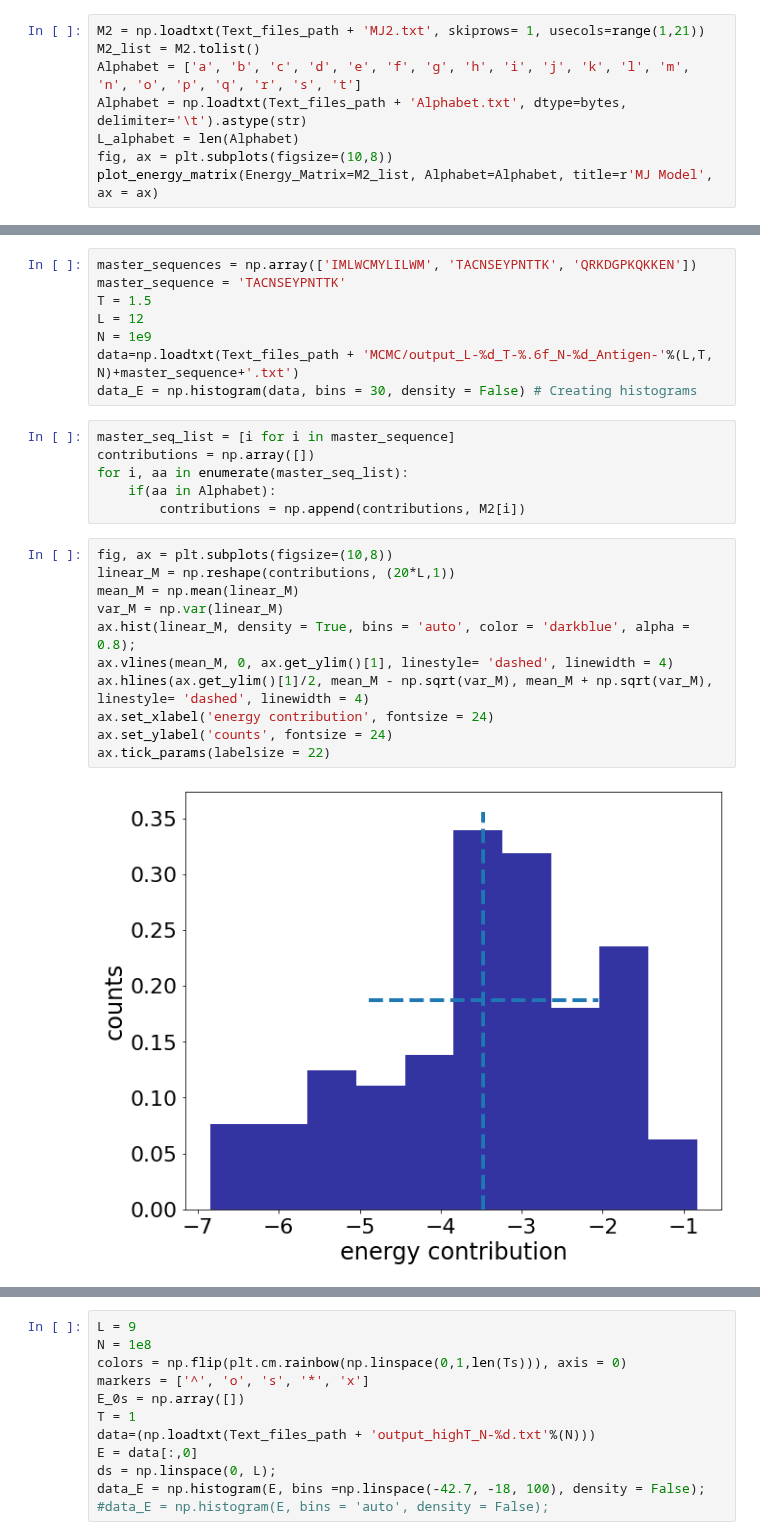
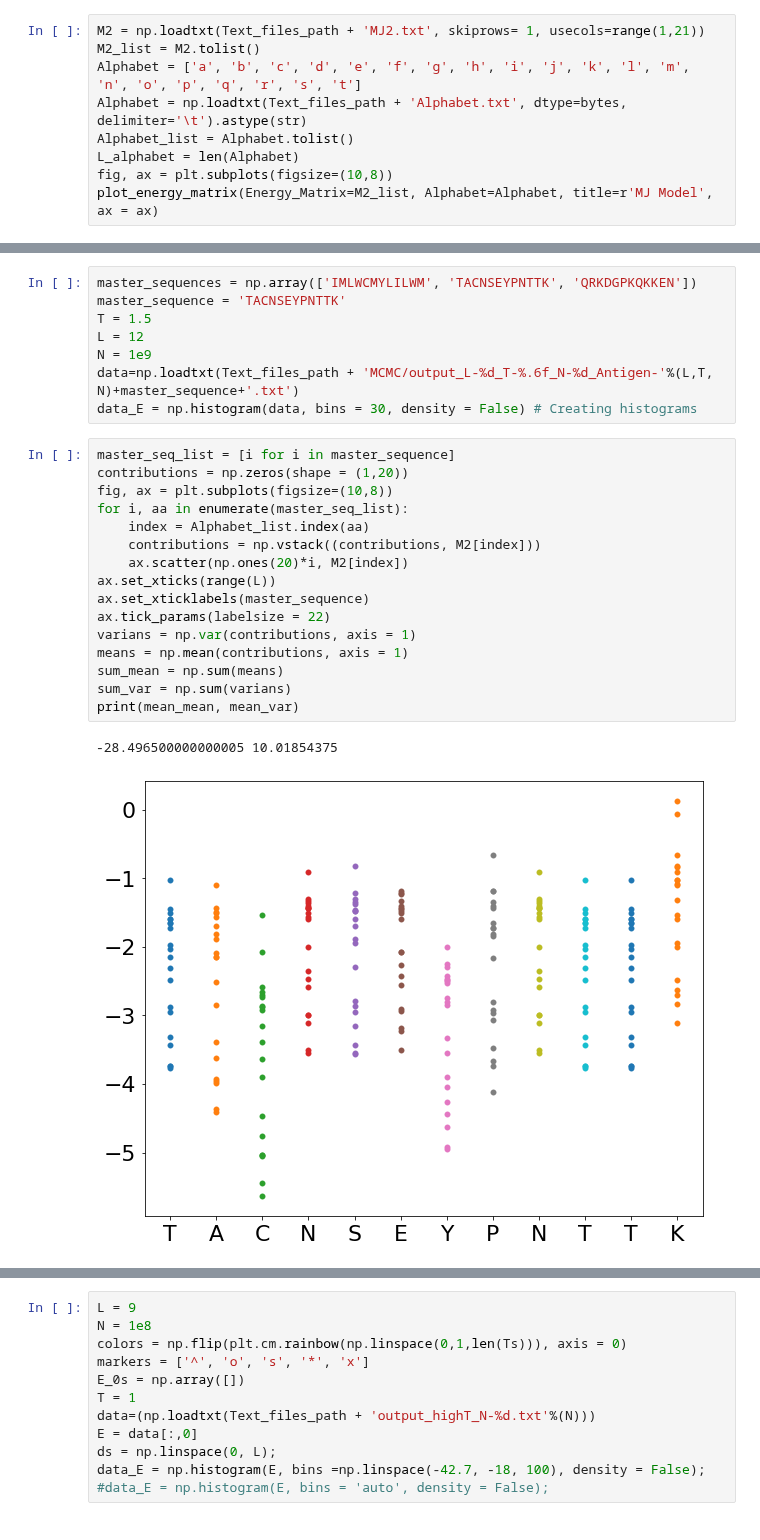
Before and after one commit to betoto008/Affinity_maturation, a Jupyter notebook: Jupyter_Notebooks/0_Shape_Space.ipynb, the cells around one changed output, grey strips where cells are left out. Drawn from its saved outputs; the diff is of its cells as text.

```diff
--- a/Jupyter_Notebooks/0_Shape_Space.ipynb
+++ b/Jupyter_Notebooks/0_Shape_Space.ipynb
@@ -38,6 +38,7 @@ M2 = np.loadtxt(Text_files_path + 'MJ2.txt', skiprows= 1, usecols=range(1,21))
 M2_list = M2.tolist()
 Alphabet = ['a', 'b', 'c', 'd', 'e', 'f', 'g', 'h', 'i', 'j', 'k', 'l', 'm', 'n', 'o', 'p', 'q', 'r', 's', 't']
 Alphabet = np.loadtxt(Text_files_path + 'Alphabet.txt', dtype=bytes, delimiter='\t').astype(str)
+Alphabet_list = Alphabet.tolist()
 L_alphabet = len(Alphabet)
 fig, ax = plt.subplots(figsize=(10,8))
 plot_energy_matrix(Energy_Matrix=M2_list, Alphabet=Alphabet, title=r'MJ Model', ax = ax)
@@ -239,25 +242,25 @@ L = 12
 N = 1e9
 data=np.loadtxt(Text_files_path + 'MCMC/output_L-%d_T-%.6f_N-%d_Antigen-'%(L,T, N)+master_sequence+'.txt')
 data_E = np.histogram(data, bins = 30, density = False) # Creating histograms
-# %%
-master_seq_list = [i for i in master_sequence]
-contributions = np.array([])
-for i, aa in enumerate(master_seq_list):
-    if(aa in Alphabet):
-        contributions = np.append(contributions, M2[i])
-# %%
-fig, ax = plt.subplots(figsize=(10,8))
-linear_M = np.reshape(contributions, (20*L,1))
-mean_M = np.mean(linear_M)
-var_M = np.var(linear_M)
-ax.hist(linear_M, density = True, bins = 'auto', color = 'darkblue', alpha = 0.8);
-ax.vlines(mean_M, 0, ax.get_ylim()[1], linestyle= 'dashed', linewidth = 4)
-ax.hlines(ax.get_ylim()[1]/2, mean_M - np.sqrt(var_M), mean_M + np.sqrt(var_M), linestyle= 'dashed', linewidth = 4)
-ax.set_xlabel('energy contribution', fontsize = 24)
-ax.set_ylabel('counts', fontsize = 24)
-ax.tick_params(labelsize = 22)
-# %% [output]
-[figure, removed]
+# %%
+master_seq_list = [i for i in master_sequence]
+contributions = np.zeros(shape = (1,20))
+fig, ax = plt.subplots(figsize=(10,8))
+for i, aa in enumerate(master_seq_list):
+    index = Alphabet_list.index(aa)
+    contributions = np.vstack((contributions, M2[index]))
+    ax.scatter(np.ones(20)*i, M2[index])
+ax.set_xticks(range(L))
+ax.set_xticklabels(master_sequence)
+ax.tick_params(labelsize = 22)
+varians = np.var(contributions, axis = 1)
+means = np.mean(contributions, axis = 1)
+sum_mean = np.sum(means)
+sum_var = np.sum(varians)
+print(mean_mean, mean_var)
+# %% [output]
+-28.496500000000005 10.01854375
+[figure, added]
 # %%
 colors = np.flip(plt.cm.rainbow(np.linspace(0,1,3)), axis = 0)
 markers = ['^', 'o', 's', '*', 'x']
```
Also changed, not shown: parts of 5 cells of this notebook.
